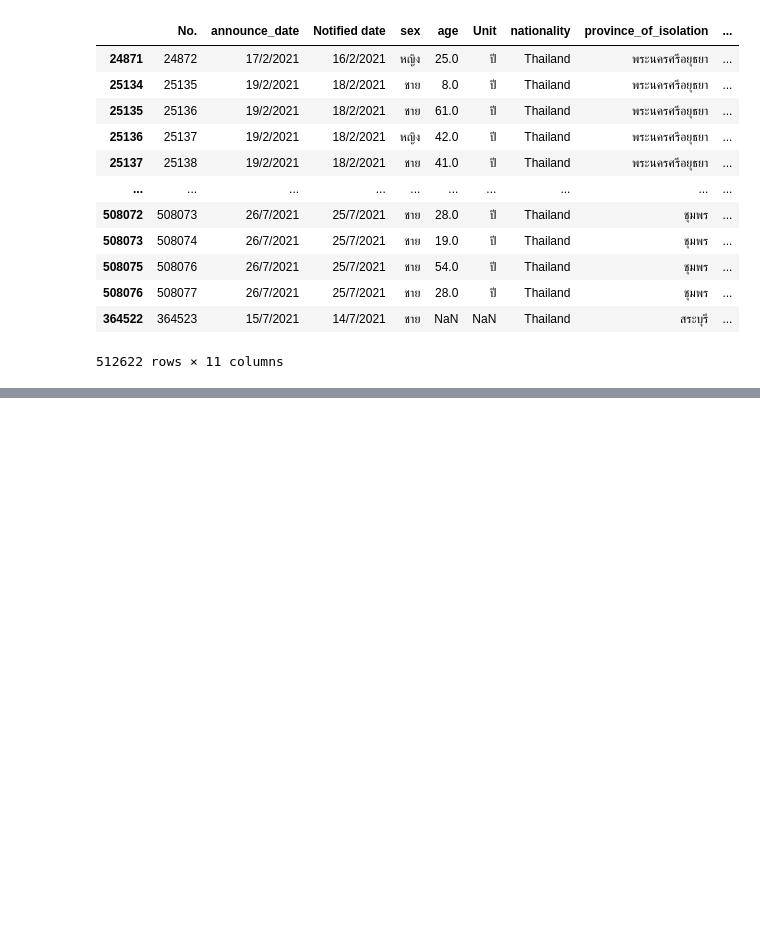
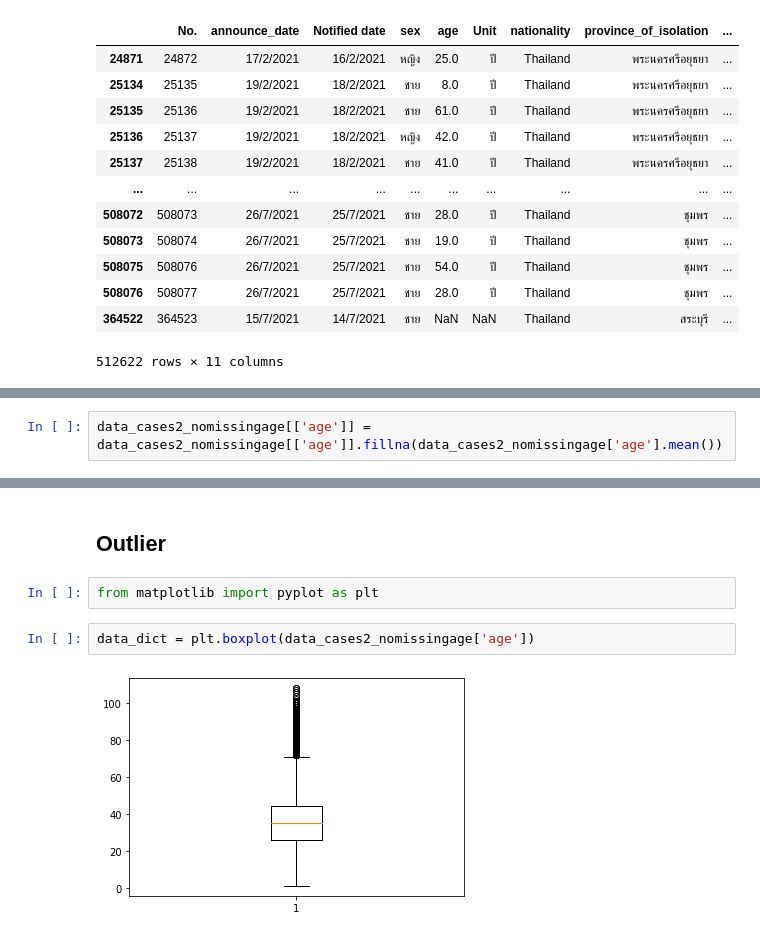
Before and after one commit to naruemonssp/DWDM21, a Jupyter notebook: Data_Preprocessing(Chapter3).ipynb, the cells around one changed output, grey strips where cells are left out. Saved outputs shown, nothing was run; the diff lists cells and outputs as text; blank space fills up the shorter version.

```diff
--- a/Data_Preprocessing(Chapter3).ipynb
+++ b/Data_Preprocessing(Chapter3).ipynb
@@ -898,0 +914,2 @@ data_cases2_nomissingage
+# %%
+data_cases2_nomissingage[['age']] = data_cases2_nomissingage[['age']].fillna(data_cases2_nomissingage['age'].mean())
@@ -898,0 +965,8 @@ data_cases2_nomissingage
+# %% [markdown]
+## **Outlier**
+# %%
+from matplotlib import pyplot as plt
+# %%
+data_dict = plt.boxplot(data_cases2_nomissingage['age'])
+# %% [output]
+[figure, added]
```
Also changed, not shown: parts of 19 cells of this notebook.
